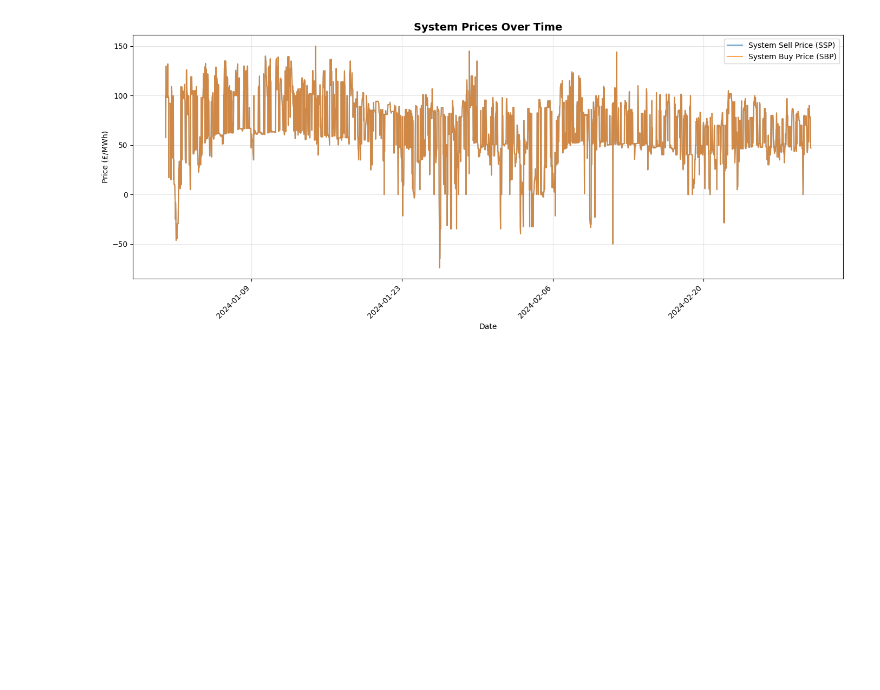
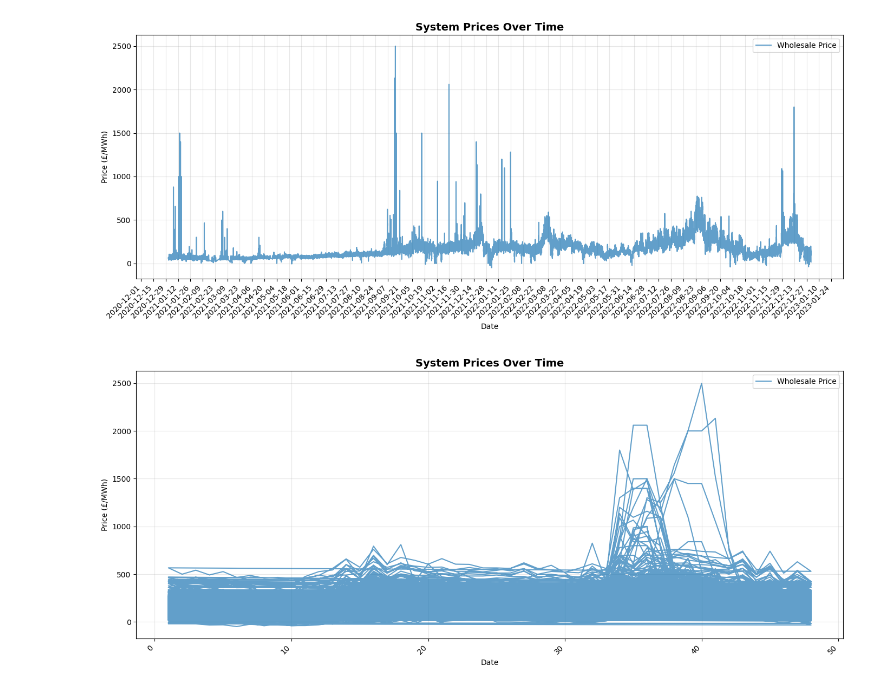
Before and after one commit to giacfiorani/DRL_BESS_Optimisation, a Jupyter notebook: data/visualise_data.ipynb, the cells around one changed output. Saved outputs shown, nothing was run; the diff lists cells and outputs as text; code cells hidden in the pictures; blank space fills up the shorter version.

```diff
--- a/data/visualise_data.ipynb
+++ b/data/visualise_data.ipynb
@@ -12,8 +42,7 @@ print(df['timestamp'].min())
 # Plot 1: System Prices Over Time
 fig, ax = plt.subplots(figsize=(14, 6))
 
-ax.plot(df['timestamp'], df['ssp'], label='System Sell Price (SSP)', alpha=0.7, linewidth=1.5)
-ax.plot(df['timestamp'], df['sbp'], label='System Buy Price (SBP)', alpha=0.7, linewidth=1.5)
+ax.plot(df['delivery_ts'], df['da_price_gbp_mwh'], label='Wholesale Price', alpha=0.7, linewidth=1.5)
 ax.set_xlabel('Date')
 ax.set_ylabel('Price (£/MWh)')
 ax.set_title('System Prices Over Time', fontsize=14, fontweight='bold')
@@ -26,7 +55,22 @@ plt.setp(ax.xaxis.get_majorticklabels(), rotation=45, ha='right')
 plt.tight_layout()
 plt.show()
 # %% [output]
-[figure, old version]
+[figure, new version]
+# %%
+# Plot 1: System Prices Over Time
+fig, ax = plt.subplots(figsize=(14, 6))
+
+ax.plot(df['tau'], df['da_price_gbp_mwh'], label='Wholesale Price', alpha=0.7, linewidth=1.5)
+ax.set_xlabel('Date')
+ax.set_ylabel('Price (£/MWh)')
+ax.set_title('System Prices Over Time', fontsize=14, fontweight='bold')
+ax.legend()
+ax.grid(True, alpha=0.3)
+plt.setp(ax.xaxis.get_majorticklabels(), rotation=45, ha='right')
+plt.tight_layout()
+plt.show()
+# %% [output]
+[figure, added]
 # %%
 # Plot 2: Carbon Intensity Over Time
 fig, ax = plt.subplots(figsize=(14, 6))
```
Also changed, not shown: parts of 7 cells of this notebook, 4 other files.
